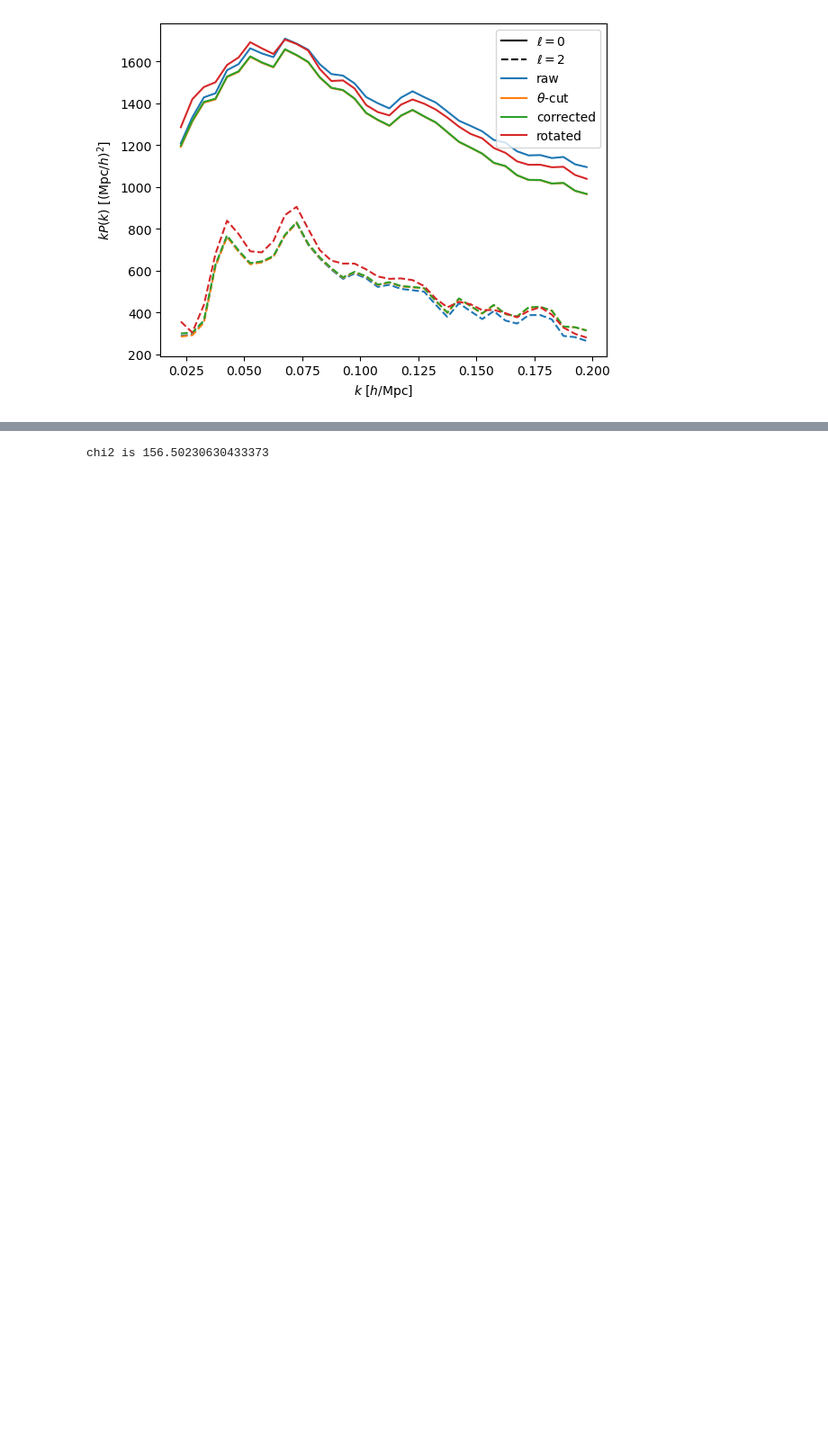
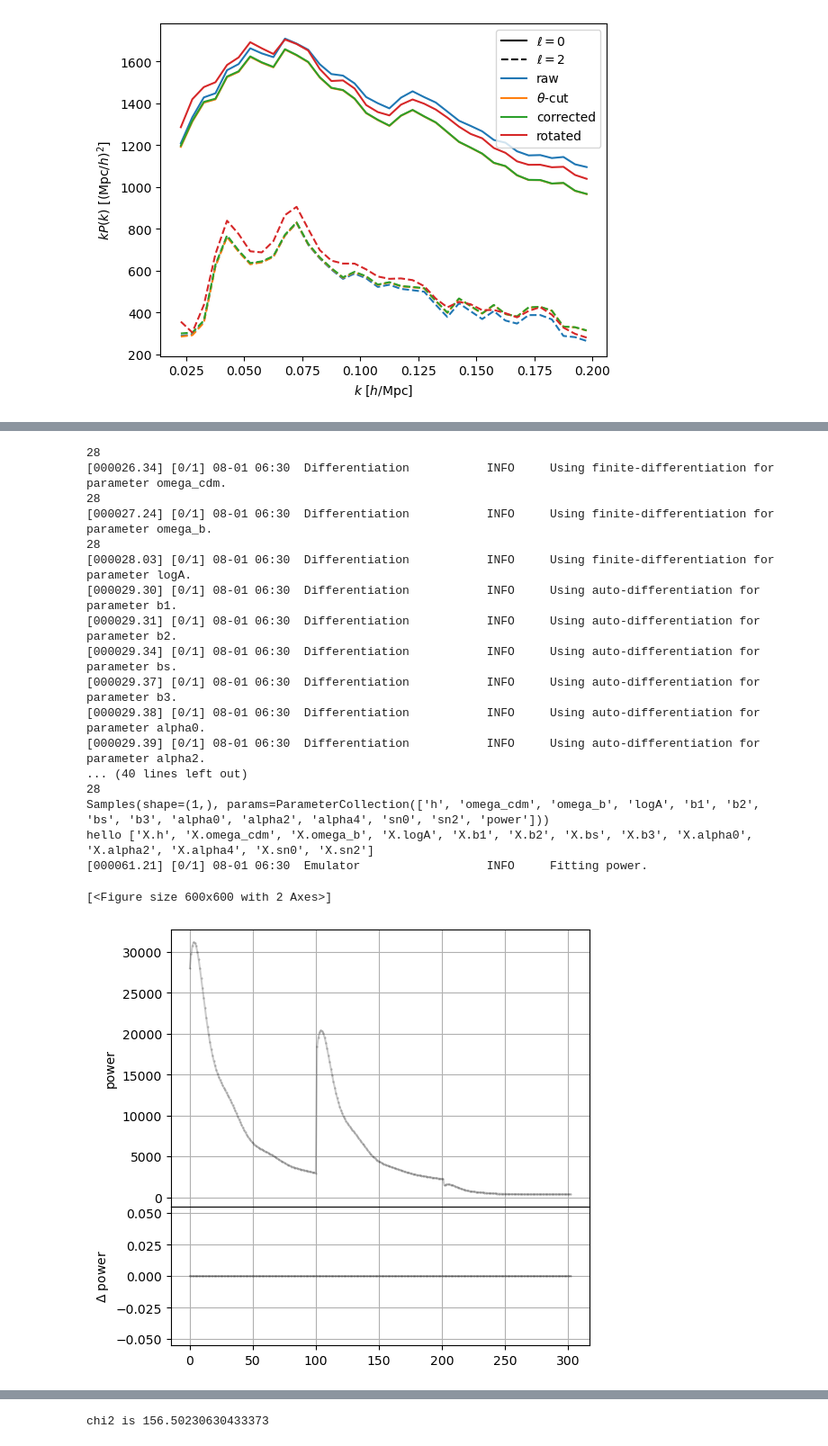
Before and after one commit to henoriega/FOLPSpipe, a Jupyter notebook: folps/folps_desilike_likelihood_test.ipynb, the cells around one changed output, grey strips where cells are left out. Shown at 90% size. Cells and saved outputs as stored; diff of their text form; code cells hidden in the pictures; blank space fills up the shorter version.

Commit message:
emulator

```diff
--- a/folps/folps_desilike_likelihood_test.ipynb
+++ b/folps/folps_desilike_likelihood_test.ipynb
@@ -77,3 +84,23 @@ def chi2(theory_power, theory_bao):
     diff = data_power - wmatrix_power.dot(theory_power)
     diff = np.append(diff, data_bao - theory_bao)
     return diff.dot(invcov).dot(diff)
+# %%
+from desilike.theories.galaxy_clustering import FixedPowerSpectrumTemplate, LPTVelocileptorsTracerPowerSpectrumMultipoles, KaiserTracerPowerSpectrumMultipoles, DirectPowerSpectrumTemplate,FixedPowerSpectrumTemplate
+from desilike.theories.galaxy_clustering.full_shape import  FOLPSv2TracerPowerSpectrumMultipoles,FOLPSAXTracerPowerSpectrumMultipoles, PyBirdTracerPowerSpectrumMultipoles
+from desilike.observables import ObservableCovariance
+from desilike.observables.galaxy_clustering import TracerPowerSpectrumMultipolesObservable
+from desilike.likelihoods import ObservablesGaussianLikelihood
+from desilike.profilers import MinuitProfiler
+from desilike import setup_logging
+
+setup_logging()
+
+template = DirectPowerSpectrumTemplate(z=zeff_power)
+# theory = LPTVelocileptorsTracerPowerSpectrumMultipoles(template=template, tracer='ELG', prior_basis='physical')
+theory = FOLPSAXTracerPowerSpectrumMultipoles(template=template, tracer='ELG',freedom='max',kernels='fk',prior_basis='standard')
+# theory = KaiserTracerPowerSpectrumMultipoles(template=template)
+covariance = ObservableCovariance.load(ref_fn)
+data = covariance.observables('power')
+# observable = TracerPowerSpectrumMultipolesObservable(data=data, covariance=covariance.select(observables=data, select_observables=True), wmatrix=data.attrs['wmatrix'], theory=theory, kin=data.attrs['kin'], ellsin=data.attrs['ellsin'], wshotnoise=data.attrs['wshotnoise'])
+# likelihood = ObservablesGaussianLikelihood(observables=[observable])
+# likelihood()
@@ -79,0 +139,10 @@ def chi2(theory_power, theory_bao):
+# %%
+# import desilike, inspect
+# print(inspect.getfile(desilike))
+# sys.path.insert(0, "/global/u1/p/prakharb/desilike")
+from desilike.emulators import Emulator, EmulatedCalculator, TaylorEmulatorEngine
+emulator = Emulator(theory, engine=TaylorEmulatorEngine(order={'*': 2, 'sn0': 1}))  # order 2 except for sn0 (order 1 is enough)
+emulator.set_samples()
+emulator.fit()
+emulator.plot(name='power')
+# %% [output]
@@ -79,0 +166,19 @@ def chi2(theory_power, theory_bao):
+28
+[000026.34] [0/1] 08-01 06:30  Differentiation           INFO     Using finite-differentiation for parameter omega_cdm.
+28
+[000027.24] [0/1] 08-01 06:30  Differentiation           INFO     Using finite-differentiation for parameter omega_b.
+28
+[000028.03] [0/1] 08-01 06:30  Differentiation           INFO     Using finite-differentiation for parameter logA.
+[000029.30] [0/1] 08-01 06:30  Differentiation           INFO     Using auto-differentiation for parameter b1.
+[000029.31] [0/1] 08-01 06:30  Differentiation           INFO     Using auto-differentiation for parameter b2.
+[000029.34] [0/1] 08-01 06:30  Differentiation           INFO     Using auto-differentiation for parameter bs.
+[000029.37] [0/1] 08-01 06:30  Differentiation           INFO     Using auto-differentiation for parameter b3.
+[000029.38] [0/1] 08-01 06:30  Differentiation           INFO     Using auto-differentiation for parameter alpha0.
+[000029.39] [0/1] 08-01 06:30  Differentiation           INFO     Using auto-differentiation for parameter alpha2.
+... (40 lines left out)
+28
+Samples(shape=(1,), params=ParameterCollection(['h', 'omega_cdm', 'omega_b', 'logA', 'b1', 'b2', 'bs', 'b3', 'alpha0', 'alpha2', 'alpha4', 'sn0', 'sn2', 'power']))
+hello ['X.h', 'X.omega_cdm', 'X.omega_b', 'X.logA', 'X.b1', 'X.b2', 'X.bs', 'X.b3', 'X.alpha0', 'X.alpha2', 'X.alpha4', 'X.sn0', 'X.sn2']
+[000061.21] [0/1] 08-01 06:30  Emulator                  INFO     Fitting power.
+[<Figure size 600x600 with 2 Axes>]
+[figure, added]
```
Also changed, not shown: parts of 7 cells of this notebook, 9 other files.
